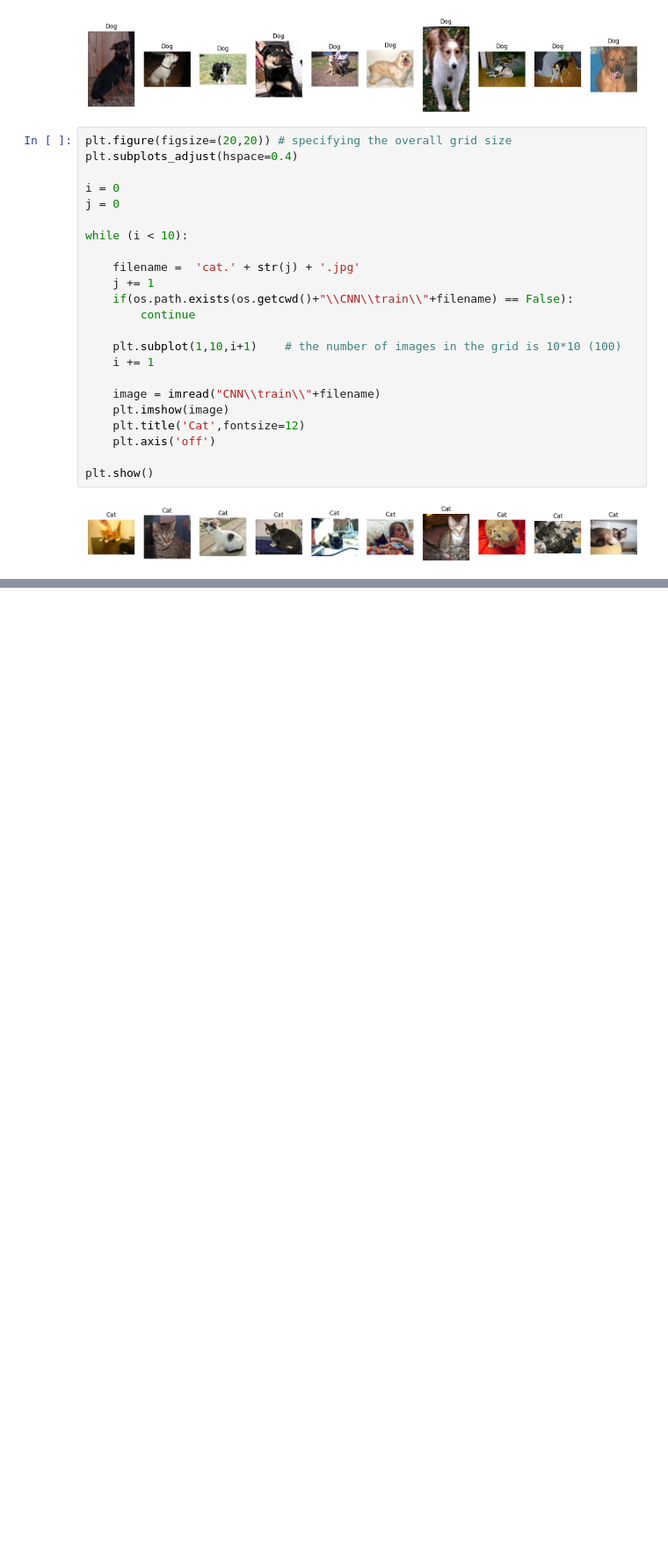
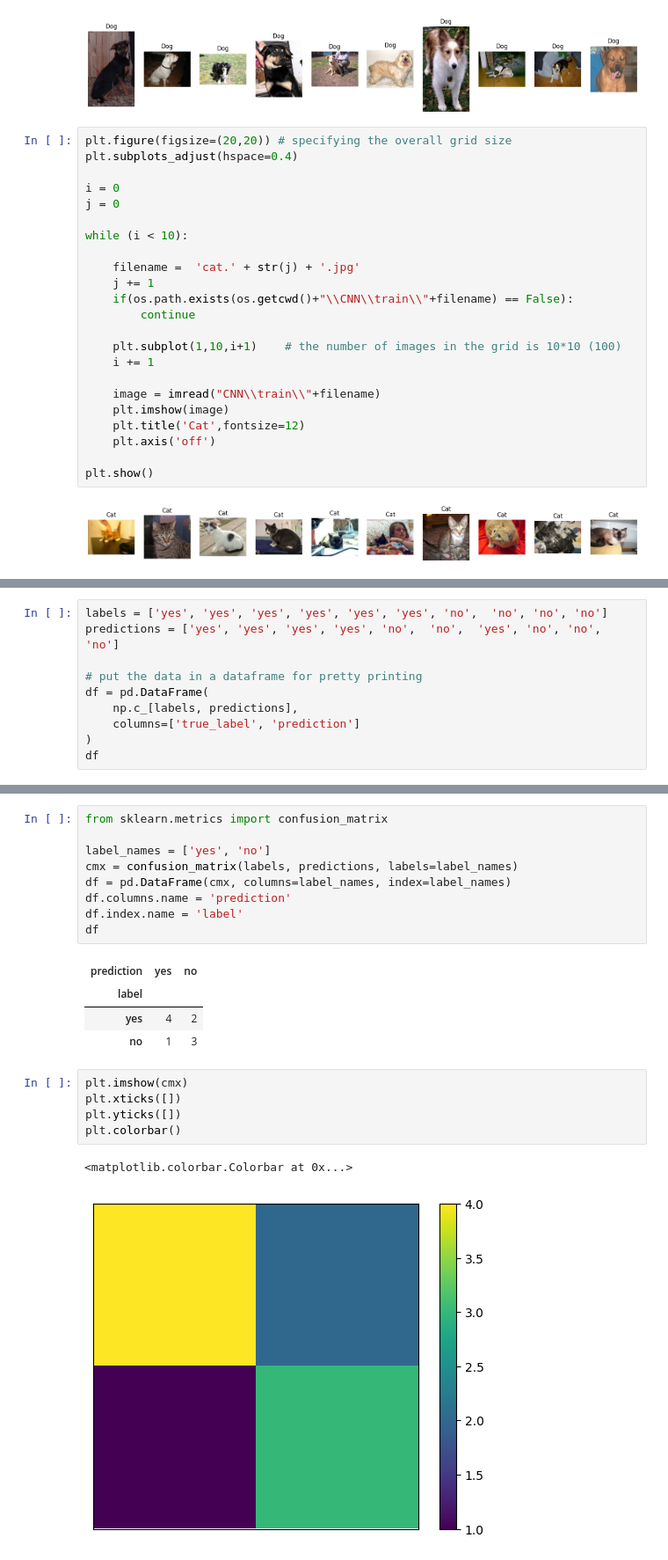
Before and after one commit to MagicalGlove/MachineLearning, a Jupyter notebook: Assignment4/ola.ipynb, the cells around one changed output, grey strips where cells are left out. Shown at 88% size. Drawn from its saved outputs; the diff is of its cells as text; blank space fills up the shorter version.

```diff
--- a/Assignment4/ola.ipynb
+++ b/Assignment4/ola.ipynb
@@ -159,0 +199,10 @@ KeyboardInterrupt
+# %%
+labels = ['yes', 'yes', 'yes', 'yes', 'yes', 'yes', 'no',  'no', 'no', 'no']
+predictions = ['yes', 'yes', 'yes', 'yes', 'no',  'no',  'yes', 'no', 'no', 'no']
+
+# put the data in a dataframe for pretty printing
+df = pd.DataFrame(
+    np.c_[labels, predictions],
+    columns=['true_label', 'prediction']
+)
+df
@@ -159,0 +221,22 @@ KeyboardInterrupt
+# %%
+from sklearn.metrics import confusion_matrix
+
+label_names = ['yes', 'no']
+cmx = confusion_matrix(labels, predictions, labels=label_names)
+df = pd.DataFrame(cmx, columns=label_names, index=label_names)
+df.columns.name = 'prediction'
+df.index.name = 'label'
+df
+# %% [output]
+| prediction | yes | no |
+| label |  |  |
+| yes | 4 | 2 |
+| no | 1 | 3 |
+# %%
+plt.imshow(cmx)
+plt.xticks([])
+plt.yticks([])
+plt.colorbar()
+# %% [output]
+<matplotlib.colorbar.Colorbar at 0x...>
+[figure, added]
```
Also changed, not shown: parts of 14 cells of this notebook.
